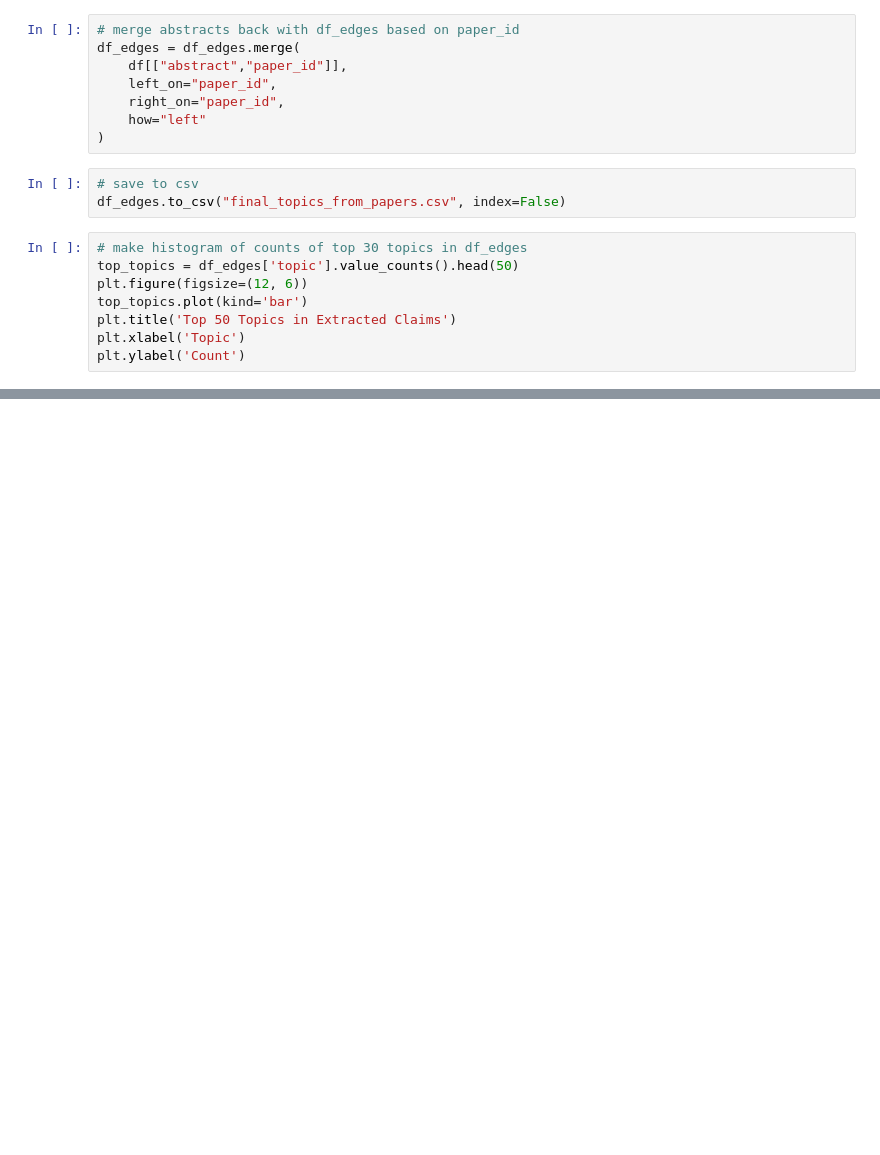
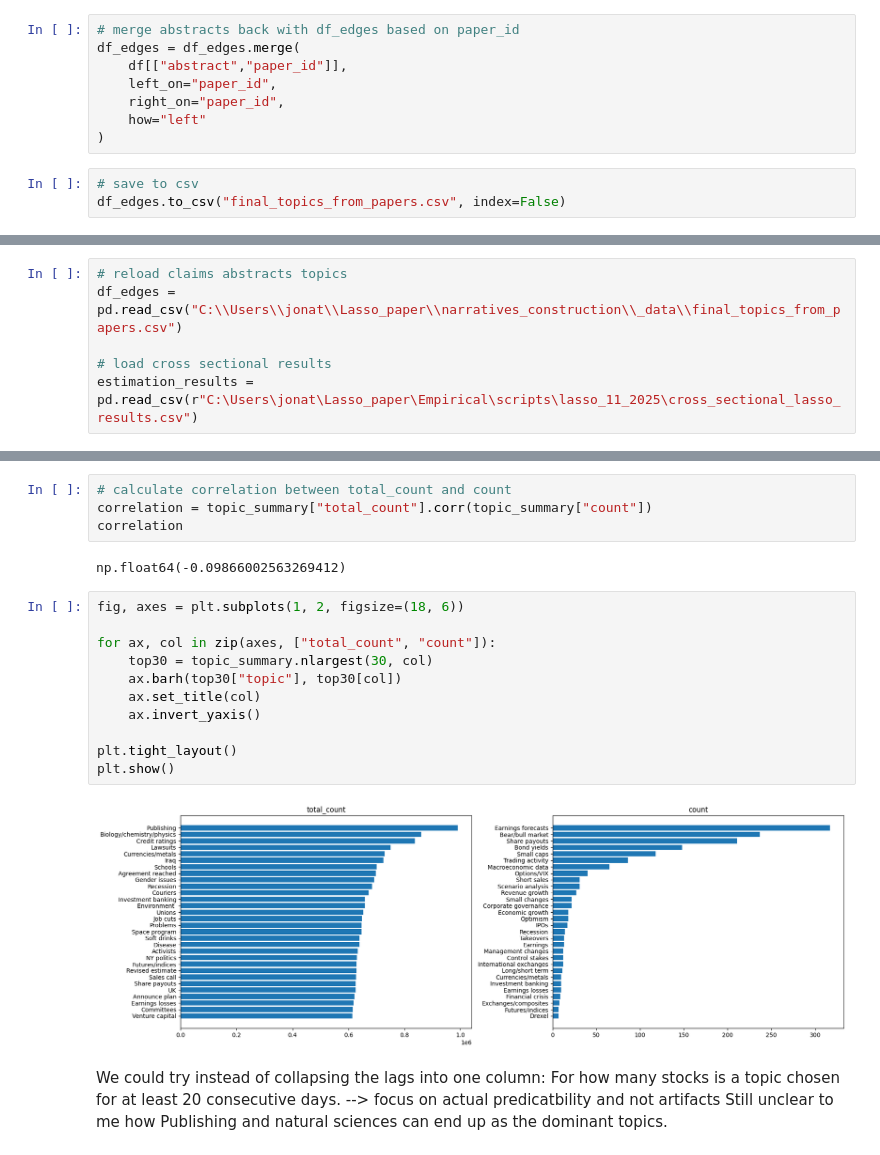
Before and after one commit to TommasoDF/Lasso_paper, a Jupyter notebook: narratives_construction/scripts/get_edges.ipynb, the cells around one changed output, grey strips where cells are left out. Saved outputs shown, nothing was run; the diff lists cells and outputs as text; blank space fills up the shorter version.

Commit message:
topics new

```diff
--- a/narratives_construction/scripts/get_edges.ipynb
+++ b/narratives_construction/scripts/get_edges.ipynb
@@ -349,11 +338,3 @@ df_edges = df_edges.merge(
 # %%
 # save to csv
 df_edges.to_csv("final_topics_from_papers.csv", index=False)
-# %%
-# make histogram of counts of top 30 topics in df_edges
-top_topics = df_edges['topic'].value_counts().head(50)
-plt.figure(figsize=(12, 6))
-top_topics.plot(kind='bar')
-plt.title('Top 50 Topics in Extracted Claims')
-plt.xlabel('Topic')
-plt.ylabel('Count')
@@ -362,0 +343,6 @@ Text(0, 0.5, 'Count')
+# %%
+# reload claims abstracts topics
+df_edges = pd.read_csv("C:\\Users\\jonat\\Lasso_paper\\narratives_construction\\_data\\final_topics_from_papers.csv")
+
+# load cross sectional results
+estimation_results = pd.read_csv(r"C:\Users\jonat\Lasso_paper\Empirical\scripts\lasso_11_2025\cross_sectional_lasso_results.csv")
@@ -362,0 +410,22 @@ Text(0, 0.5, 'Count')
+# %%
+# calculate correlation between total_count and count
+correlation = topic_summary["total_count"].corr(topic_summary["count"])
+correlation
+# %% [output]
+np.float64(-0.09866002563269412)
+# %%
+fig, axes = plt.subplots(1, 2, figsize=(18, 6))
+
+for ax, col in zip(axes, ["total_count", "count"]):
+    top30 = topic_summary.nlargest(30, col)
+    ax.barh(top30["topic"], top30[col])
+    ax.set_title(col)
+    ax.invert_yaxis()
+
+plt.tight_layout()
+plt.show()
+# %% [output]
+[figure, added]
+# %% [markdown]
+We could try instead of collapsing the lags into one column: For how many stocks is a topic chosen for at least 20 consecutive days. --> focus on actual predicatbility and not artifacts
+Still unclear to me how Publishing and natural sciences can end up as the dominant topics.
```
Also changed, not shown: parts of 17 cells of this notebook.
